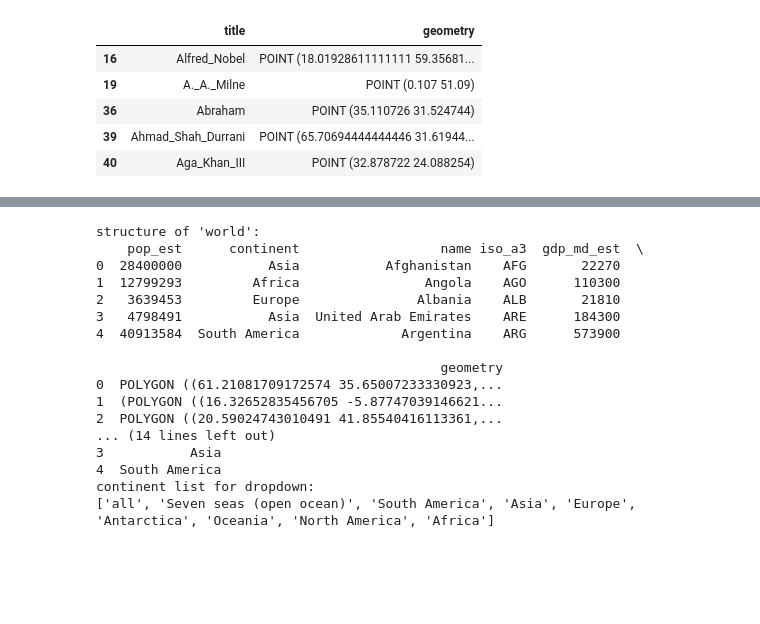
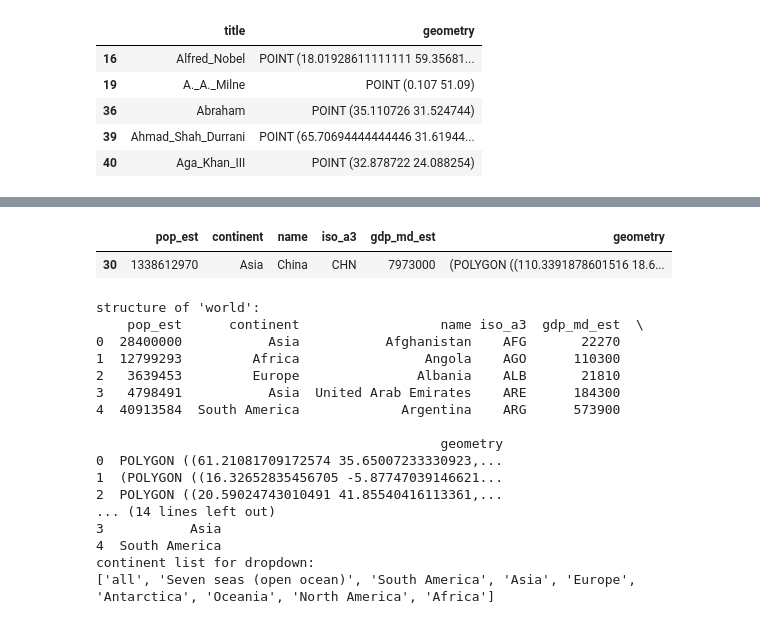
Before and after one commit to qianhongYe/SentimentAnalyzer, a Jupyter notebook: geomap.ipynb, the cells around one changed output, grey strips where cells are left out. Cells and saved outputs as stored; diff of their text form; code cells hidden in the pictures; blank space fills up the shorter version.

```diff
--- a/geomap.ipynb
+++ b/geomap.ipynb
@@ -134 +642,9 @@ column: country, geometry, continent
+# %%
+#show_table(world[world['name']=='China'].)
+#show_table(world.head())
+HTML(world[world['name']=='China'].to_html())
+#HTML(world[world['name']=='Germany'].to_html())
+# %% [output]
+|  | pop_est | continent | name | iso_a3 | gdp_md_est | geometry |
+| 30 | 1338612970 | Asia | China | CHN | 7973000 | (POLYGON ((110.3391878601516 18.6... |
 # %%
```
Also changed, not shown: parts of 28 cells of this notebook.
